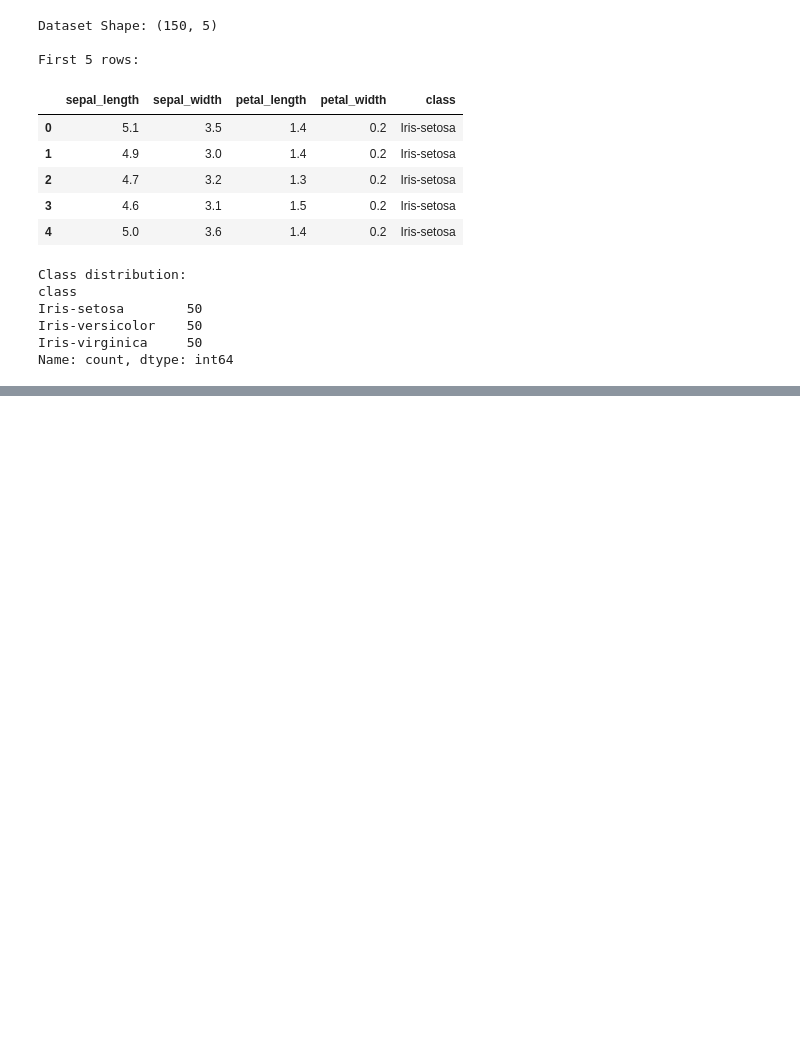
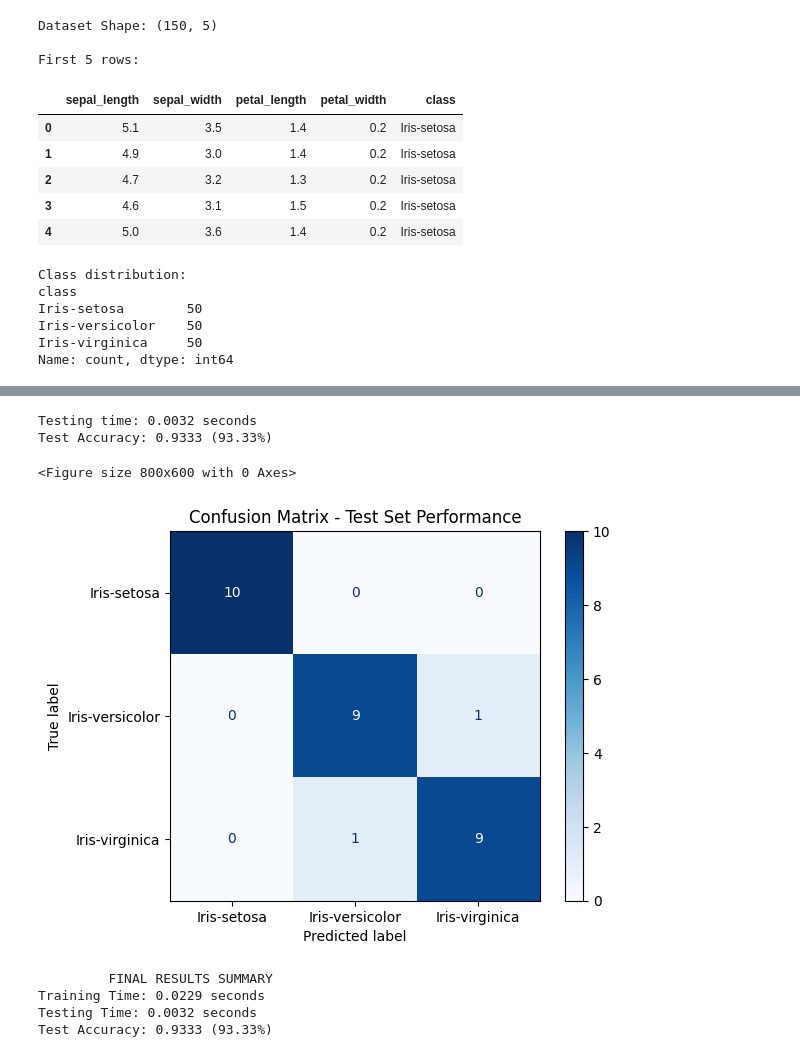
Before and after one commit to Daksh2179/Daksh2179, a Jupyter notebook: Homework1.ipynb, the cells around one changed output, grey strips where cells are left out. Saved outputs shown, nothing was run; the diff lists cells and outputs as text; code cells hidden in the pictures; blank space fills up the shorter version.

```diff
--- a/Homework1.ipynb
+++ b/Homework1.ipynb
@@ -64,0 +133,41 @@ Name: count, dtype: int64
+# %%
+start_time = time.time()
+
+#predictions
+y_pred = pipeline.predict(X_test)
+
+testing_time = time.time() - start_time
+
+# Calculate accuracy
+accuracy = accuracy_score(y_test, y_pred)
+
+print(f"Testing time: {testing_time:.4f} seconds")
+print(f"Test Accuracy: {accuracy:.4f} ({accuracy*100:.2f}%)")
+# %% [output]
+Testing time: 0.0032 seconds
+Test Accuracy: 0.9333 (93.33%)
+# %%
+# confusion matrix
+cm = confusion_matrix(y_test, y_pred)
+
+# Visualization confusion matrix
+plt.figure(figsize=(8, 6))
+disp = ConfusionMatrixDisplay(confusion_matrix=cm,
+                             display_labels=pipeline.classes_)
+disp.plot(cmap='Blues', values_format='d')
+plt.title('Confusion Matrix - Test Set Performance')
+plt.show()
+# %% [output]
+<Figure size 800x600 with 0 Axes>
+[figure, added]
+# %%
+print(" FINAL RESULTS SUMMARY ".center(40))
+
+print(f"Training Time: {training_time:.4f} seconds")
+print(f"Testing Time: {testing_time:.4f} seconds")
+print(f"Test Accuracy: {accuracy:.4f} ({accuracy*100:.2f}%)")
+# %% [output]
+         FINAL RESULTS SUMMARY
+Training Time: 0.0229 seconds
+Testing Time: 0.0032 seconds
+Test Accuracy: 0.9333 (93.33%)
```
Also changed, not shown: parts of 4 cells of this notebook.
